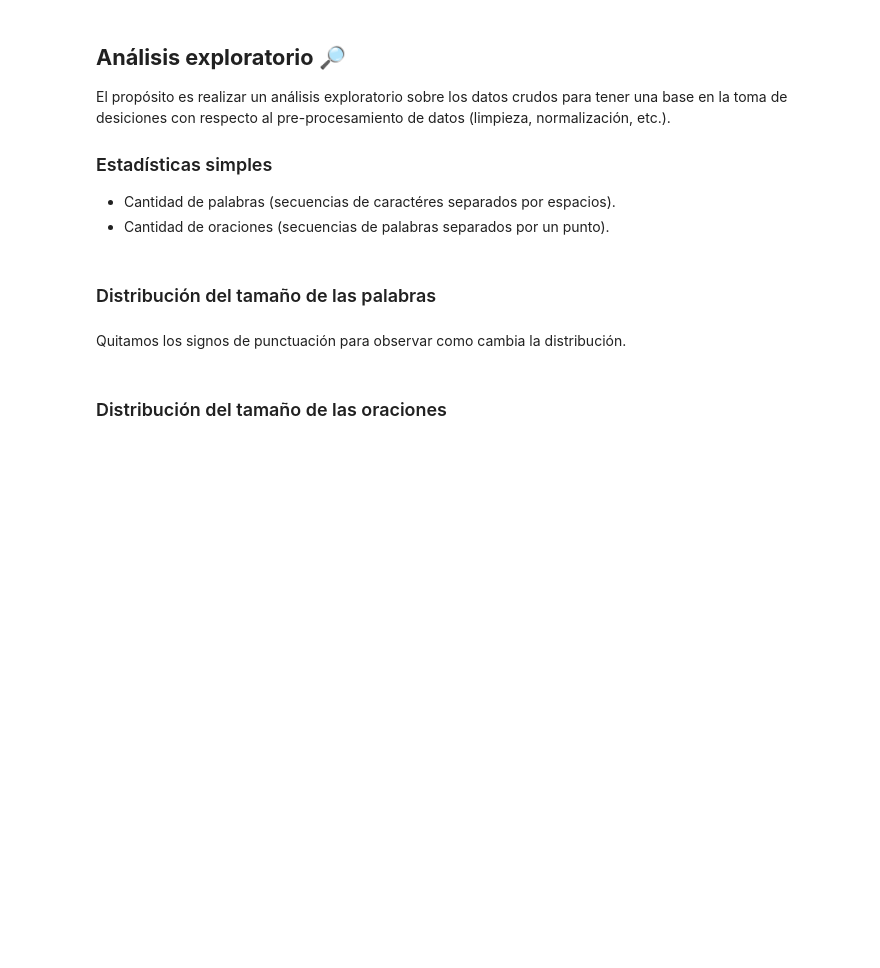
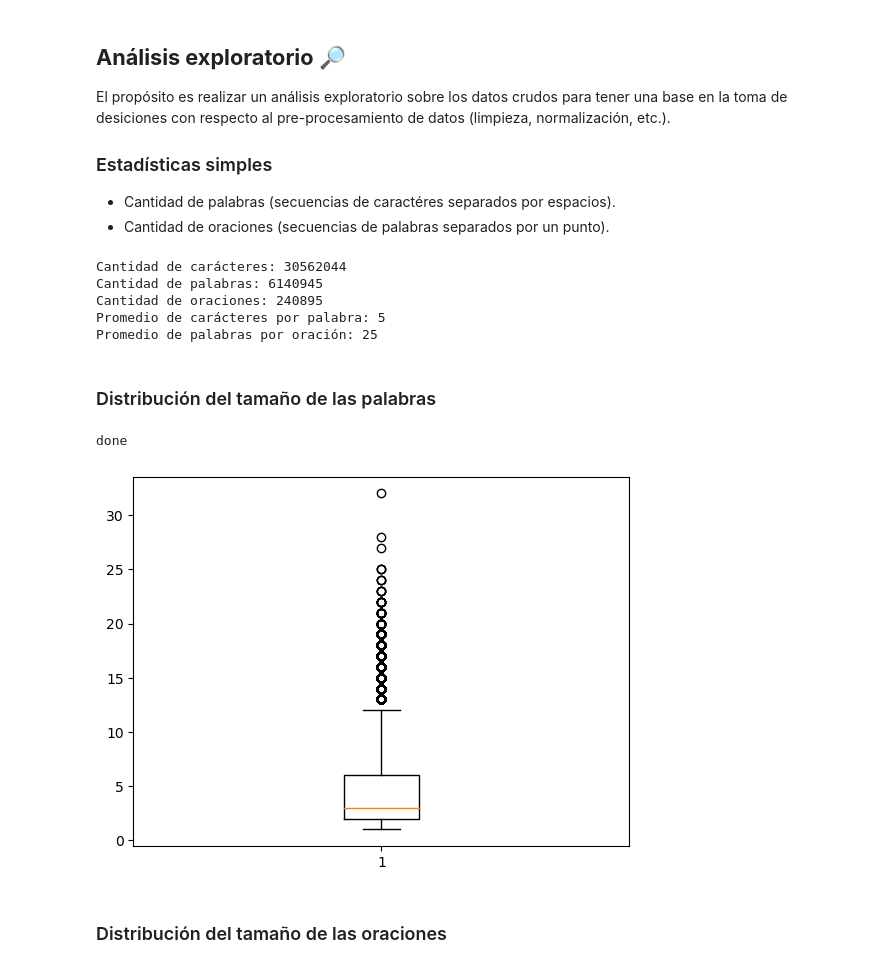
Before and after one commit to LANDBd/Aplicacion-N-Gramas, a Jupyter notebook: src/Preparación de Datos.ipynb, the cells around one changed output. Saved outputs shown, nothing was run; the diff lists cells and outputs as text; code cells hidden in the pictures; blank space fills up the shorter version.

Commit message:
Limpieza y optimización para el corpus grande.

```diff
--- a/src/Preparación de Datos.ipynb
+++ b/src/Preparación de Datos.ipynb
@@ -2,7 +2,7 @@
 # **Obteniendo el corpus** 📖
 # %%
 def getData(filename: str) -> str:
-
+    " Lee y almacena en un string todos los carácteres leídos en un archivo .txt "
     rawData = ""
     with open(filename, encoding="utf-8") as f:
         for line in f:
@@ -42,5 +41,11 @@ print("Cantidad de palabras:", len(words))
 print("Cantidad de oraciones:", len(sentences))
 print("Promedio de carácteres por palabra:", round(len(rawCorpus) / len(words)))
 print("Promedio de palabras por oración:", round(len(words) / len(sentences)))
+# %% [output]
+Cantidad de carácteres: 30562044
+Cantidad de palabras: 6140945
+Cantidad de oraciones: 240895
+Promedio de carácteres por palabra: 5
+Promedio de palabras por oración: 25
 # %% [markdown]
 ### Distribución del tamaño de las palabras
@@ -54,2 +51,0 @@ fig.show()
-# %% [markdown]
-Quitamos los signos de punctuación para observar como cambia la distribución.
@@ -69,2 +52,11 @@ fig.show()
+# %%
+import matplotlib.pyplot as plt
+
+wordSizes = tuple(len(word) for word in words)
+plt.boxplot(wordSizes)
+print("done")
+# %% [output]
+done
+[figure, added]
 # %% [markdown]
 ### Distribución del tamaño de las oraciones
```
Also changed, not shown: parts of 15 cells of this notebook, 6 other files.
